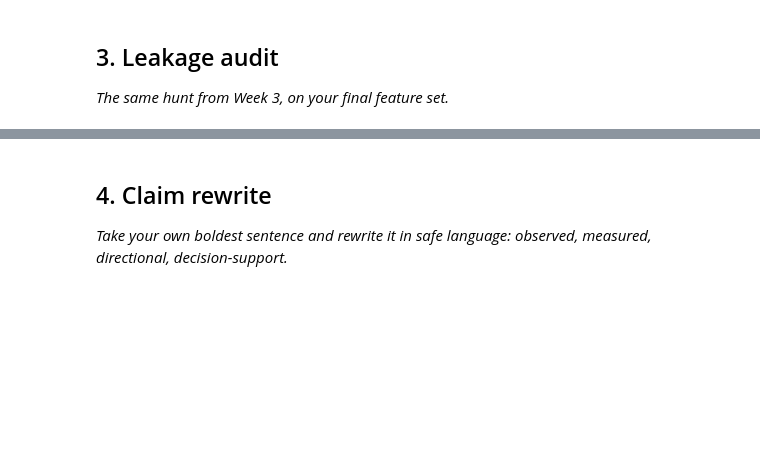
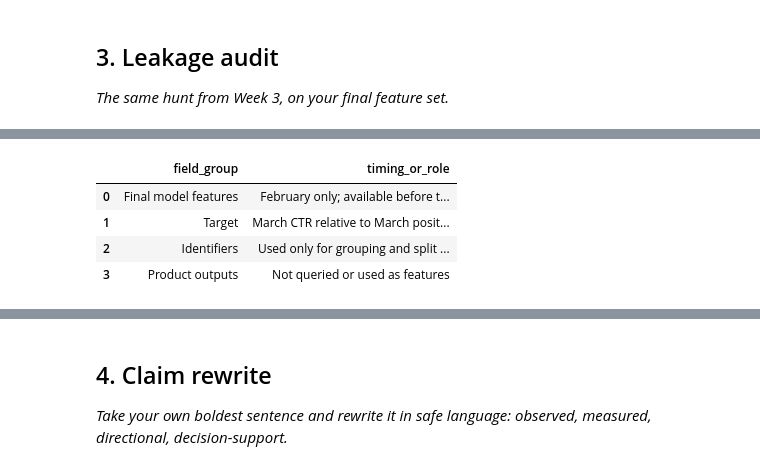
Before and after one commit to ramyaa-hegde/flyrank-ml-internship-tasks, a Jupyter notebook: work/notebooks/w06_validation_audit.ipynb, the cells around one changed output, grey strips where cells are left out. Drawn from its saved outputs; the diff is of its cells as text; code cells hidden in the pictures; blank space fills up the shorter version.

```diff
--- a/work/notebooks/w06_validation_audit.ipynb
+++ b/work/notebooks/w06_validation_audit.ipynb
@@ -138,0 +374,93 @@ Leakage Audit Result: 0 leaked features detected.
+# %%
+from sklearn.tree import DecisionTreeClassifier
+
+final_score_inputs = feature_columns.copy()
+
+forbidden_terms = [
+    "march",
+    "target",
+    "label",
+    "future",
+    "next",
+    "action",
+    "reason",
+    "score",
+    "product_flag",
+    "client_hash",
+    "content_hash",
+]
+
+suspect_inputs = [
+    field
+    for field in final_score_inputs
+    if any(term in field.lower() for term in forbidden_terms)
+]
+
+feature_timeline = pd.DataFrame(
+    {
+        "field_group": [
+            "Final model features",
+            "Target",
+            "Identifiers",
+            "Product outputs",
+        ],
+        "timing_or_role": [
+            "February only; available before the March outcome window",
+            "March CTR relative to March position-bucket median",
+            "Used only for grouping and split construction, never as features",
+            "Not queried or used as features",
+        ],
+    }
+)
+
+print("=== Final feature-set audit ===")
+print("Final score inputs:", final_score_inputs)
+print("Suspect input names:", suspect_inputs)
+print("Target present in X:", "target" in X.columns)
+print(
+    "Identifier present in X:",
+    any(name in X.columns for name in ["client_hash_id", "content_hash_id"]),
+)
+
+assert not suspect_inputs
+assert "target" not in X.columns
+assert "client_hash_id" not in X.columns
+assert "content_hash_id" not in X.columns
+
+display(feature_timeline)
+
+# Deliberate leakage harness:
+# A copied target should create an unrealistically perfect result.
+# It is never included in the honest final model.
+leak_train = pd.DataFrame(
+    {"leaked_target_copy": np.asarray(y_train_group)}
+)
+leak_validation = pd.DataFrame(
+    {"leaked_target_copy": np.asarray(y_val_group)}
+)
+
+leak_demo_model = DecisionTreeClassifier(
+    random_state=42,
+    max_depth=1,
+)
+leak_demo_model.fit(leak_train, y_train_group)
+leak_demo_scores = leak_demo_model.predict_proba(leak_validation)[:, 1]
+
+print("\n=== Deliberate label-leakage harness ===")
+print(
+    f"Honest grouped-model ROC-AUC: "
+    f"{roc_auc_score(y_val_group, group_scores):.3f}"
+)
+print(
+    f"Deliberately leaked ROC-AUC: "
+    f"{roc_auc_score(y_val_group, leak_demo_scores):.3f}"
+)
+print(
+    f"Deliberately leaked Precision@20: "
+    f"{precision_at_k(y_val_group, leak_demo_scores, k=20):.3f}"
+)
+print(
+    "The copied label is used only for this audit demonstration and is "
+    "not part of final_score_inputs."
+)
+# %% [output]
@@ -138,0 +472,5 @@ Leakage Audit Result: 0 leaked features detected.
+|  | field_group | timing_or_role |
+| 0 | Final model features | February only; available before t... |
+| 1 | Target | March CTR relative to March posit... |
+| 2 | Identifiers | Used only for grouping and split ... |
+| 3 | Product outputs | Not queried or used as features |
```
Also changed, not shown: parts of 16 cells of this notebook.
